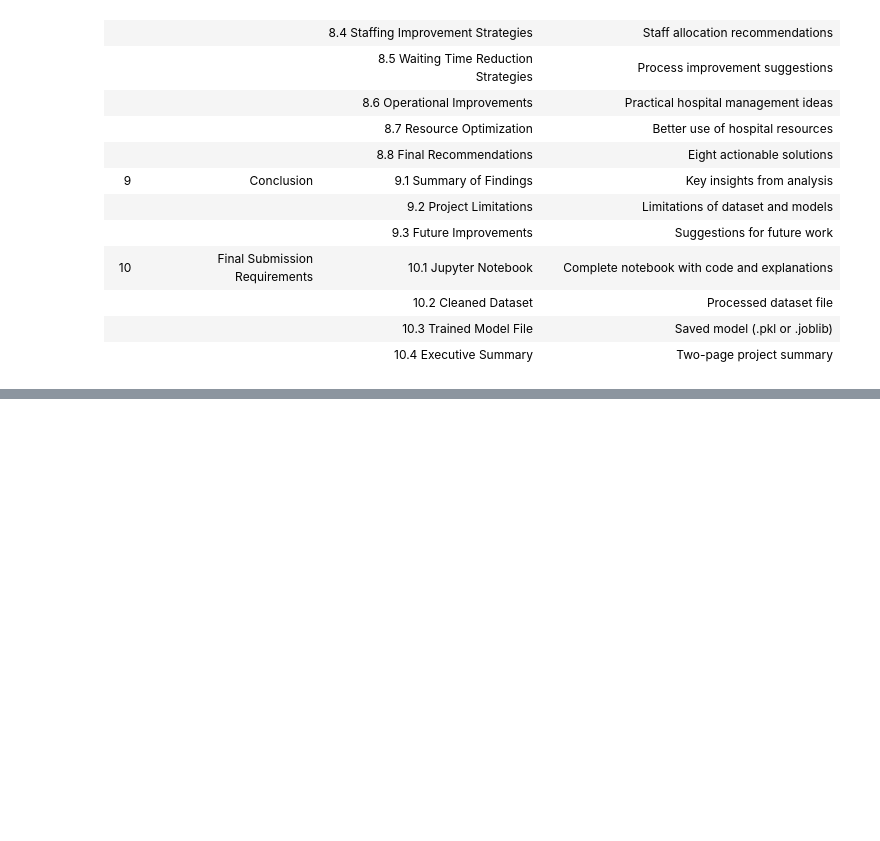
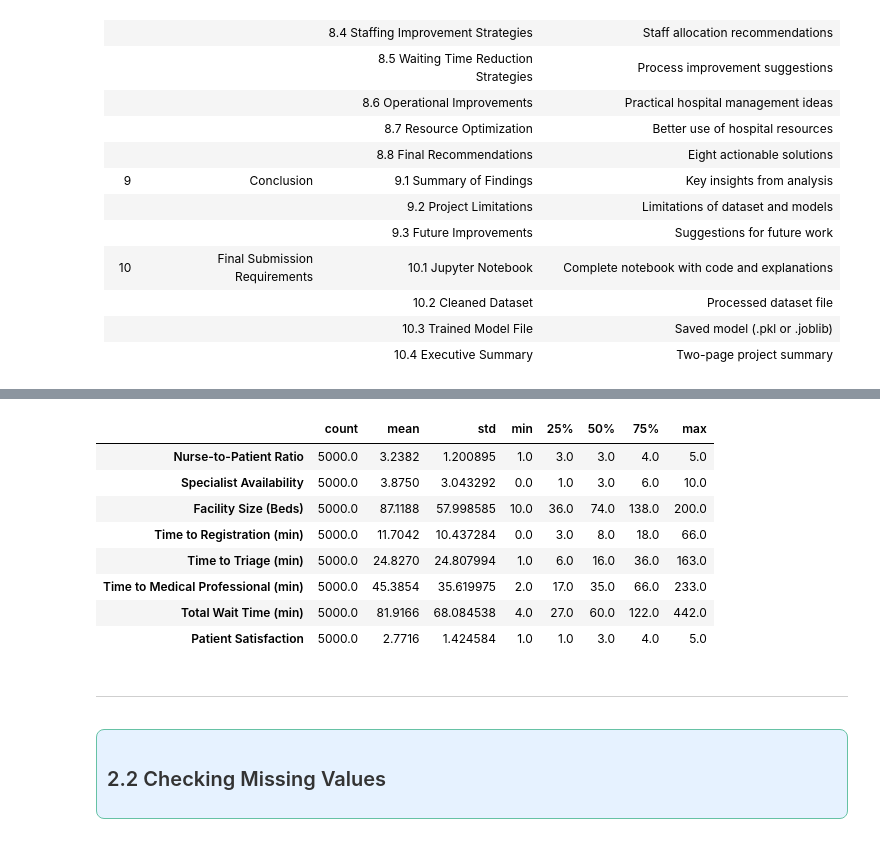
Before and after one commit to misbahkhattak718-pixel/Mentorship-Program--Devsil, a Jupyter notebook: Weekly Mini Projects/Week 8/ER Wait Time Dataset.ipynb, the cells around one changed output, grey strips where cells are left out. Drawn from its saved outputs; the diff is of its cells as text; code cells hidden in the pictures; blank space fills up the shorter version.

```diff
--- a/Weekly Mini Projects/Week 8/ER Wait Time Dataset.ipynb
+++ b/Weekly Mini Projects/Week 8/ER Wait Time Dataset.ipynb
@@ -508,0 +682,20 @@
+# %%
+df.describe().T
+# %% [output]
+|  | count | mean | std | min | 25% | 50% | 75% | max |
+| Nurse-to-Patient Ratio | 5000.0 | 3.2382 | 1.200895 | 1.0 | 3.0 | 3.0 | 4.0 | 5.0 |
+| Specialist Availability | 5000.0 | 3.8750 | 3.043292 | 0.0 | 1.0 | 3.0 | 6.0 | 10.0 |
+| Facility Size (Beds) | 5000.0 | 87.1188 | 57.998585 | 10.0 | 36.0 | 74.0 | 138.0 | 200.0 |
+| Time to Registration (min) | 5000.0 | 11.7042 | 10.437284 | 0.0 | 3.0 | 8.0 | 18.0 | 66.0 |
+| Time to Triage (min) | 5000.0 | 24.8270 | 24.807994 | 1.0 | 6.0 | 16.0 | 36.0 | 163.0 |
+| Time to Medical Professional (min) | 5000.0 | 45.3854 | 35.619975 | 2.0 | 17.0 | 35.0 | 66.0 | 233.0 |
+| Total Wait Time (min) | 5000.0 | 81.9166 | 68.084538 | 4.0 | 27.0 | 60.0 | 122.0 | 442.0 |
+| Patient Satisfaction | 5000.0 | 2.7716 | 1.424584 | 1.0 | 1.0 | 3.0 | 4.0 | 5.0 |
+# %% [markdown]
+---
+# %% [markdown]
+<div style="background-color:#E6F2FF; padding: 10px; border-radius: 8px; box-shadow: 0 1px 3px 0 rgba(0, 0, 0, 0.1); border:1px solid #66C2A5; margin-top: 10px; margin-left: 20px;">
+    <h2 style="font-size:20px; font-family:Georgia, serif; color:#333333; text-align: left; margin: 0;">
+    2.2 Checking Missing Values
+    </h2>
+</div>
```
Also changed, not shown: parts of 35 cells of this notebook.
